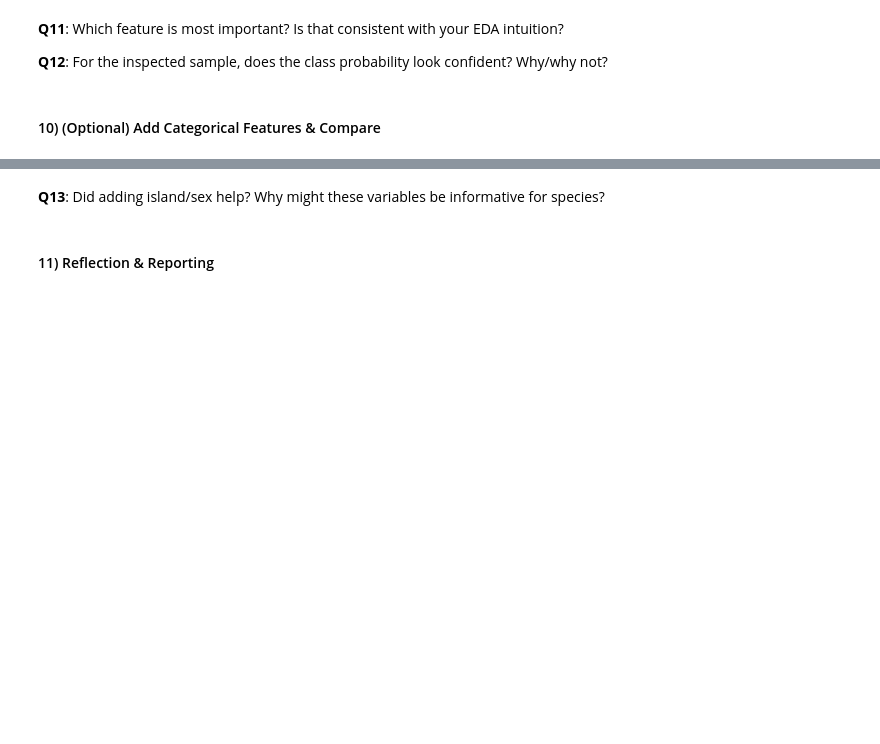
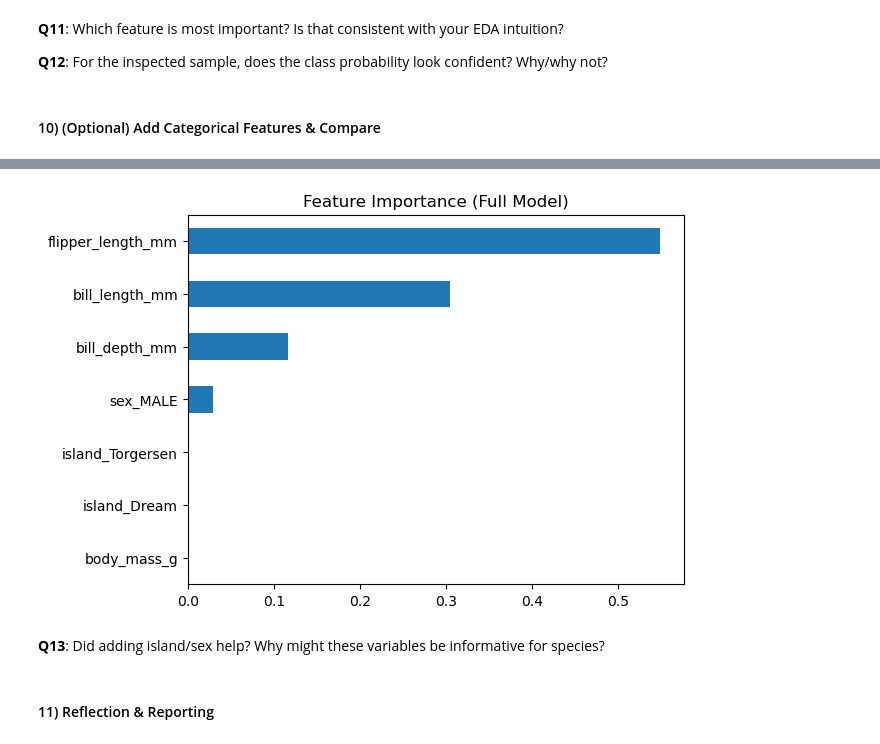
Before and after one commit to anougz/ML_DVRC_2025, a Jupyter notebook: Lecture2/Notes/Lab3/DT_Assignement.ipynb, the cells around one changed output, grey strips where cells are left out. Saved outputs shown, nothing was run; the diff lists cells and outputs as text; code cells hidden in the pictures; blank space fills up the shorter version.

```diff
--- a/Lecture2/Notes/Lab3/DT_Assignement.ipynb
+++ b/Lecture2/Notes/Lab3/DT_Assignement.ipynb
@@ -339,4 +362,31 @@ print(export_text(best_dt, feature_names=list(X_train.columns)))
 # %% [markdown]
 #### 10) (Optional) Add Categorical Features & Compare
 # %%
-#Your code here
+# Select features
+features_num = ['bill_length_mm', 'bill_depth_mm', 'flipper_length_mm', 'body_mass_g']
+features_cat = ['island', 'sex']
+
+# 1. Baseline: Numerical features only
+X_num = penguins[features_num].fillna(penguins[features_num].median())
+
+# 2. Full Dataset: Numerical + Categorical
+X_full = pd.get_dummies(penguins[features_num + features_cat], drop_first=True)
+X_full = X_full.fillna(X_full.median()) # Handle remaining NaNs
+
+# Target
+y = penguins['species']
+# %%
+def evaluate_model(X, y, title):
+    X_train, X_test, y_train, y_test = train_test_split(X, y, test_size=0.2, random_state=42)
+
+    grid = GridSearchCV(DecisionTreeClassifier(random_state=42), param_grid, cv=5, n_jobs=-1)
+    grid.fit(X_train, y_train)
+
+    score = grid.best_estimator_.score(X_test, y_test)
+    print(f"Best Params: {grid.best_params_}")
+    print(f"Test Accuracy: {score:.4f}\n")
+    return grid.best_estimator_
+
+# Execute comparisons
+best_num_model = evaluate_model(X_num, y, "Numerical Features Only")
+best_full_model = evaluate_model(X_full, y, "Full Dataset (Numerical + Categorical)")
@@ -343,3 +399,12 @@ print(export_text(best_dt, feature_names=list(X_train.columns)))
+# %%
+import matplotlib.pyplot as plt
+
+# Plotting Feature Importance for the Full Model
+importances = pd.Series(best_full_model.feature_importances_, index=X_full.columns)
+importances.sort_values().plot(kind='barh', title='Feature Importance (Full Model)')
+plt.show()
+# %% [output]
+[figure, added]
 # %% [markdown]
 **Q13**: Did adding island/sex help? Why might these variables be informative for species?
 # %% [markdown]
```
Also changed, not shown: parts of 3 cells of this notebook, 1 other file.
